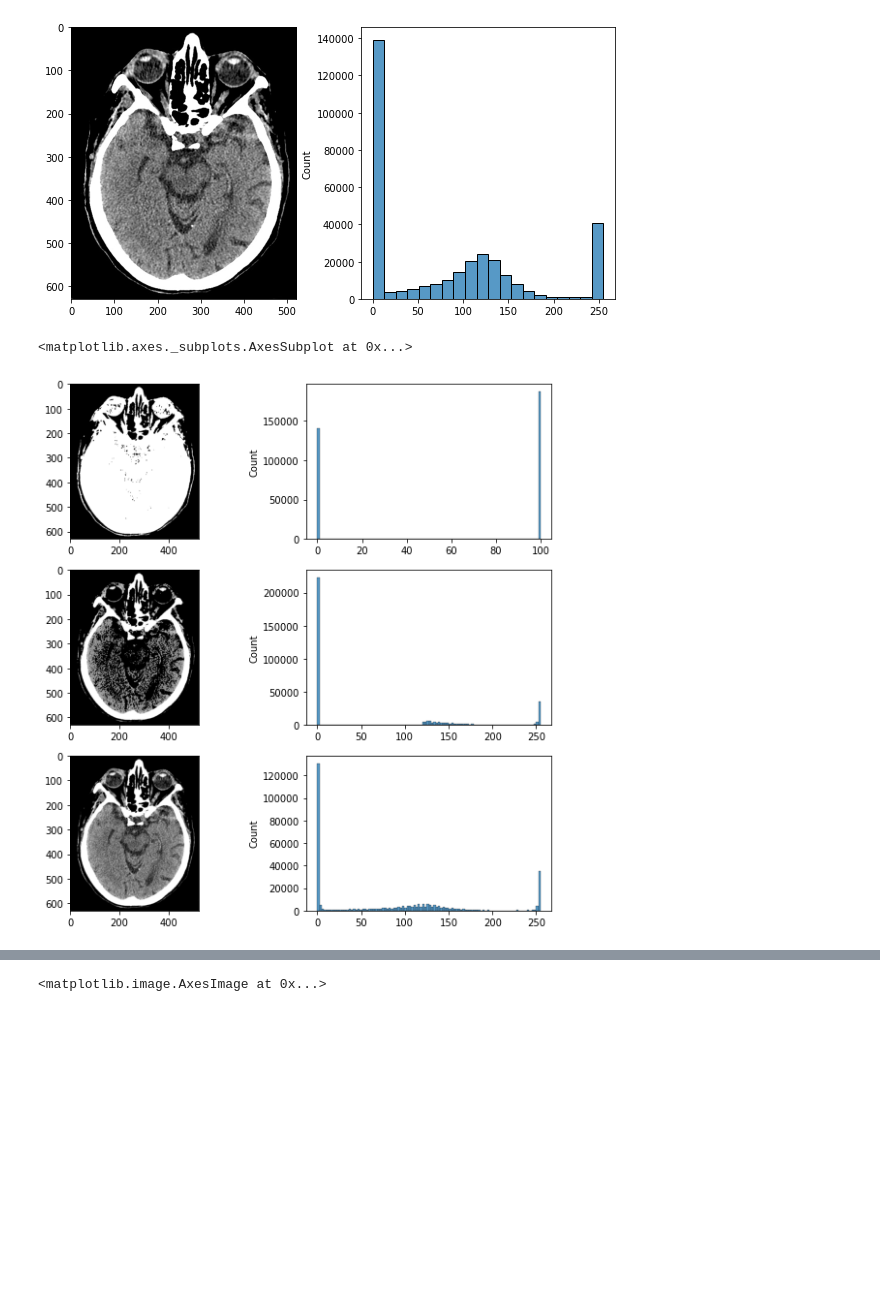
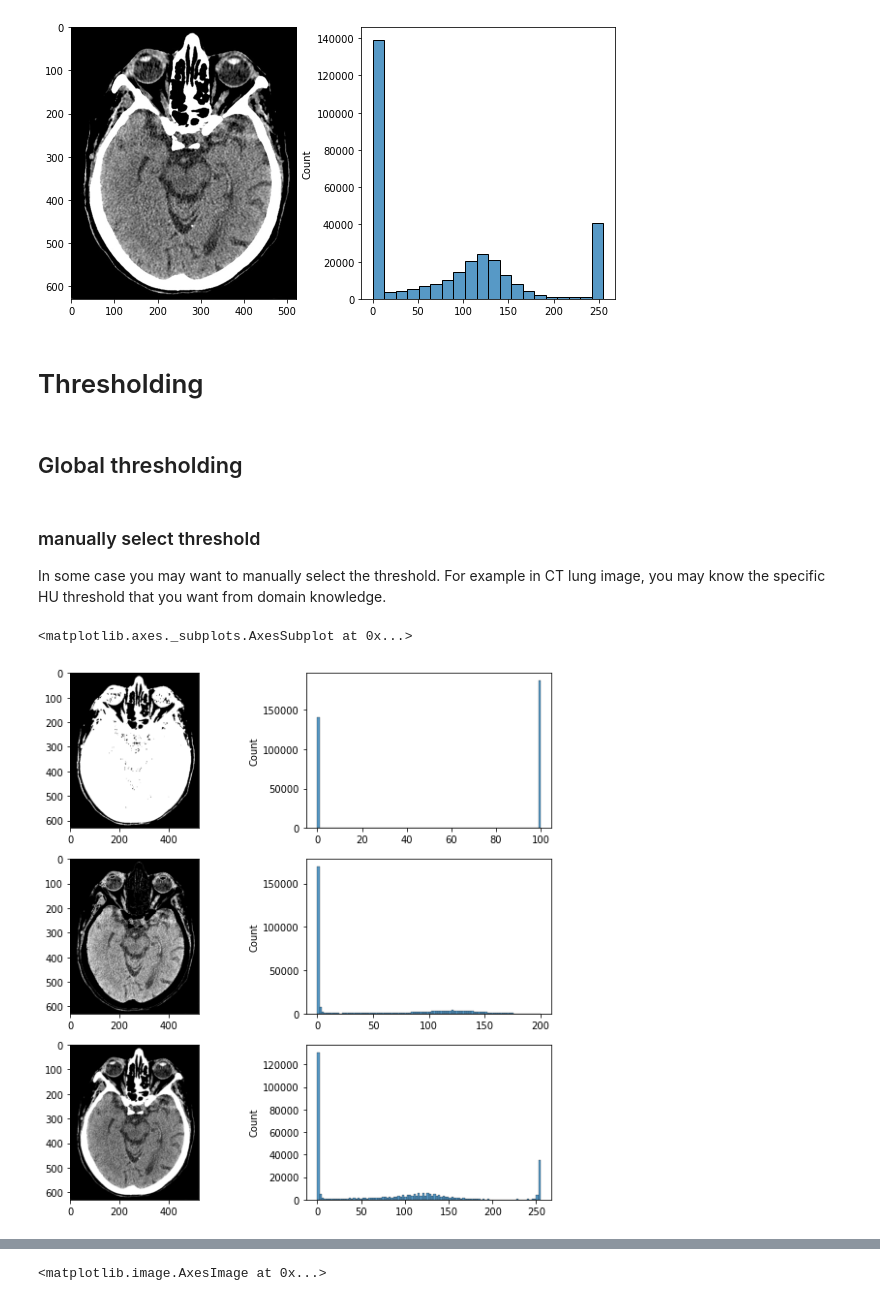
Before and after one commit to 44REAM/CEB-image_processing, a Jupyter notebook: image1.ipynb, the cells around one changed output, grey strips where cells are left out. Cells and saved outputs as stored; diff of their text form; code cells hidden in the pictures; blank space fills up the shorter version.

```diff
--- a/image1.ipynb
+++ b/image1.ipynb
@@ -48,22 +58,30 @@ sns.histplot(ct_image.ravel(), bins=20, ax = axes[1])
 # %% [output]
 <matplotlib.axes._subplots.AxesSubplot at 0x...>
 [figure]
+# %% [markdown]
+# Thresholding
+# %% [markdown]
+## Global thresholding
+# %% [markdown]
+### manually select threshold
+
+In some case you may want to manually select the threshold. For example in CT lung image, you may know the specific HU threshold that you want from domain knowledge.
 # %%
 # https://docs.opencv.org/4.x/d7/d1b/group__imgproc__misc.html#gaa9e58d2860d4afa658ef70a9b1115576
 _, ct_image_thres_binary = cv2.threshold(ct_image, 20, 100, cv2.THRESH_BINARY)
-_, ct_image_thres_zero = cv2.threshold(ct_image, 120, None, cv2.THRESH_TOZERO)
+_, ct_image_thres_zero = cv2.threshold(ct_image, 200, None, cv2.THRESH_TOZERO_INV)
 
 
 fig, axes = plt.subplots(3, 2, figsize = (10,10))
 
 axes[0][0].imshow(ct_image_thres_binary, cmap = 'gray')
 sns.histplot(ct_image_thres_binary.ravel(), bins=100, ax = axes[0][1])
 
 axes[1][0].imshow(ct_image_thres_zero, cmap = 'gray')
 sns.histplot(ct_image_thres_zero.ravel(), bins=100, ax = axes[1][1])
 
 axes[2][0].imshow(ct_image, cmap = 'gray')
 sns.histplot(ct_image.ravel(), bins=100, ax = axes[2][1])
 # %% [output]
 <matplotlib.axes._subplots.AxesSubplot at 0x...>
-[figure, old version]
+[figure, new version]
```
Also changed, not shown: parts of 3 cells of this notebook.
